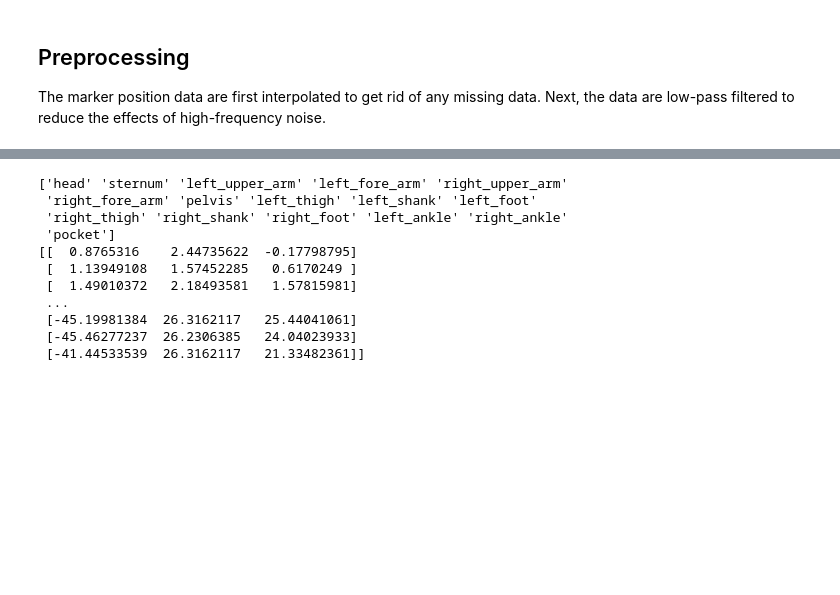
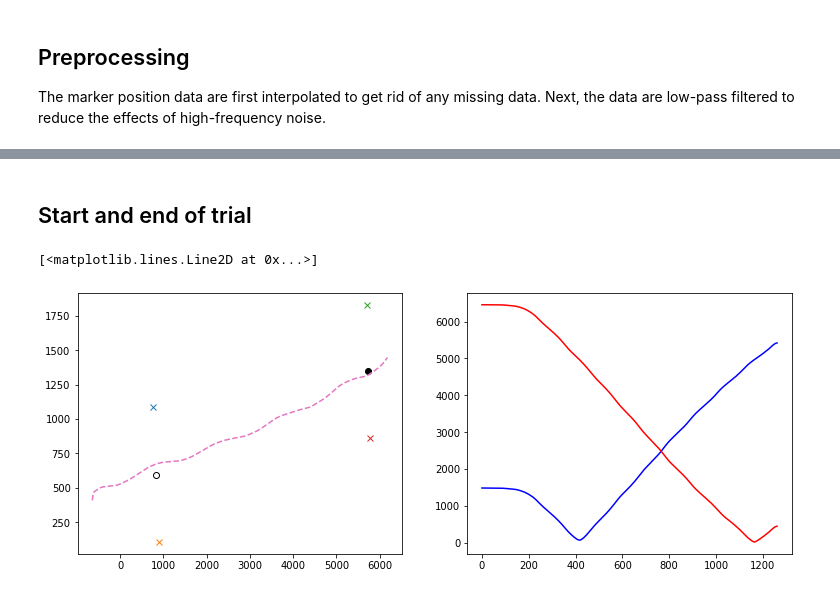
Before and after one commit to neurogeriatricskiel/pymocap, a Jupyter notebook: tutorial_processing_marker_data.ipynb, the cells around one changed output, grey strips where cells are left out. Drawn from its saved outputs; the diff is of its cells as text; code cells hidden in the pictures; blank space fills up the shorter version.

Commit message:
Started main batch script

```diff
--- a/tutorial_processing_marker_data.ipynb
+++ b/tutorial_processing_marker_data.ipynb
@@ -91,0 +99,14 @@ l_mid_foot_vel, r_mid_foot_vel, l_ix_IC, l_ix_FC, r_ix_IC, r_ix_FC = _get_gait_e
+# %%
+l_heel_pos = filtered_data[:,:,np.argwhere(omc_data["marker_location"]=='l_heel')[:,0][0]]
+l_toe_pos = filtered_data[:,:,np.argwhere(omc_data["marker_location"]=='l_toe')[:,0][0]]
+l_psis_pos = filtered_data[:,:,np.argwhere(omc_data["marker_location"]=='l_psis')[:,0][0]]
+
+r_heel_pos = filtered_data[:,:,np.argwhere(omc_data["marker_location"]=='r_heel')[:,0][0]]
+r_toe_pos = filtered_data[:,:,np.argwhere(omc_data["marker_location"]=='r_toe')[:,0][0]]
+r_psis_pos = filtered_data[:,:,np.argwhere(omc_data["marker_location"]=='r_psis')[:,0][0]]
+
+# Get sampling frequency
+fs = omc_data["fs"]
+
+# Calculate midpoint for the posterior iliac spine markers
+mid_psis_pos = ( l_psis_pos + r_psis_pos ) / 2
@@ -91,0 +159,16 @@ l_mid_foot_vel, r_mid_foot_vel, l_ix_IC, l_ix_FC, r_ix_IC, r_ix_FC = _get_gait_e
+# %% [markdown]
+## Start and end of trial
+# %%
+start_1 = filtered_data[:,:,np.argwhere(omc_data["marker_location"]=="start_1")[:,0][0]]
+start_2 = filtered_data[:,:,np.argwhere(omc_data["marker_location"]=="start_2")[:,0][0]]
+end_1 = filtered_data[:,:,np.argwhere(omc_data["marker_location"]=="end_1")[:,0][0]]
+end_2 = filtered_data[:,:,np.argwhere(omc_data["marker_location"]=="end_2")[:,0][0]]
+# %%
+start_ = ( start_1 + start_2 ) / 2
+end_ = ( end_1 + end_2 ) / 2
+# %%
+def _get_distance_xy(X1, X2):
+    xs = X1[:,0] - X2[:,0]
+    ys = X1[:,1] - X2[:,1]
+    distances = np.sqrt(xs**2 + ys**2)
+    return distances
@@ -92 +178,16 @@ l_mid_foot_vel, r_mid_foot_vel, l_ix_IC, l_ix_FC, r_ix_IC, r_ix_FC = _get_gait_e
+# %%
+fig, ax = plt.subplots(1, 2, figsize=(12.8, 4.8))
+ax[0].plot(np.mean(start_1[:,0]), np.mean(start_1[:,1]), 'x')
+ax[0].plot(np.mean(start_2[:,0]), np.mean(start_2[:,1]), 'x')
+ax[0].plot(np.mean(end_1[:,0]), np.mean(end_1[:,1]), 'x')
+ax[0].plot(np.mean(end_2[:,0]), np.mean(end_2[:,1]), 'x')
+ax[0].plot(np.mean(start_[:,0]), np.mean(start_[:,1]), 'o', mec='k', mfc='none')
+ax[0].plot(np.mean(end_[:,0]), np.mean(end_[:,1]), 'o', mec='k', mfc='k')
+ax[0].plot(mid_psis_pos[:,0], mid_psis_pos[:,1], '--')
+
+ax[1].plot(_get_distance_xy(mid_psis_pos, start_), '-', c='b')
+ax[1].plot(_get_distance_xy(mid_psis_pos, end_), '-', c='r')
+# %% [output]
+[<matplotlib.lines.Line2D at 0x...>]
+[figure, added]
 # %%
@@ -125,19 +233,3 @@ fig.add_trace(go.Scatter(x=r_ix_FC, y=r_mid_foot_vel[r_ix_FC,0], mode="markers",
 
 fig.update_layout(margin=dict(l=10, r=10, t=10, b=10))
 fig.show()
-# %%
-print(imu_data["imu_location"])
-l_ank_gyro = imu_data["gyro"][:,:,np.argwhere(imu_data["imu_location"]=="left_ankle")[:,0][0]]
-print(l_ank_gyro)
-# %% [output]
-['head' 'sternum' 'left_upper_arm' 'left_fore_arm' 'right_upper_arm'
- 'right_fore_arm' 'pelvis' 'left_thigh' 'left_shank' 'left_foot'
- 'right_thigh' 'right_shank' 'right_foot' 'left_ankle' 'right_ankle'
- 'pocket']
-[[  0.8765316    2.44735622  -0.17798795]
- [  1.13949108   1.57452285   0.6170249 ]
- [  1.49010372   2.18493581   1.57815981]
- ...
- [-45.19981384  26.3162117   25.44041061]
- [-45.46277237  26.2306385   24.04023933]
- [-41.44533539  26.3162117   21.33482361]]
```
Also changed, not shown: parts of 11 cells of this notebook, 2 other files.
